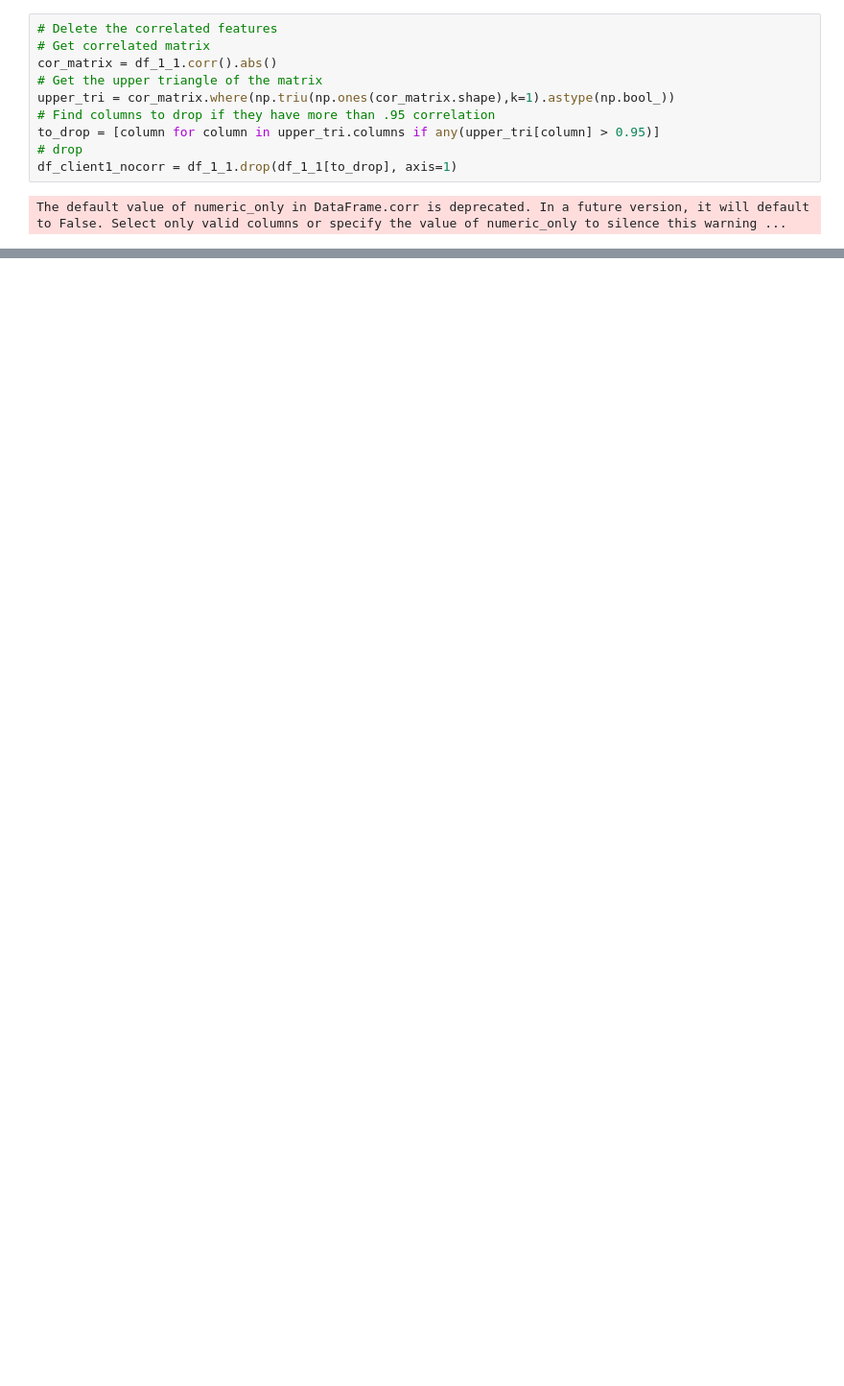
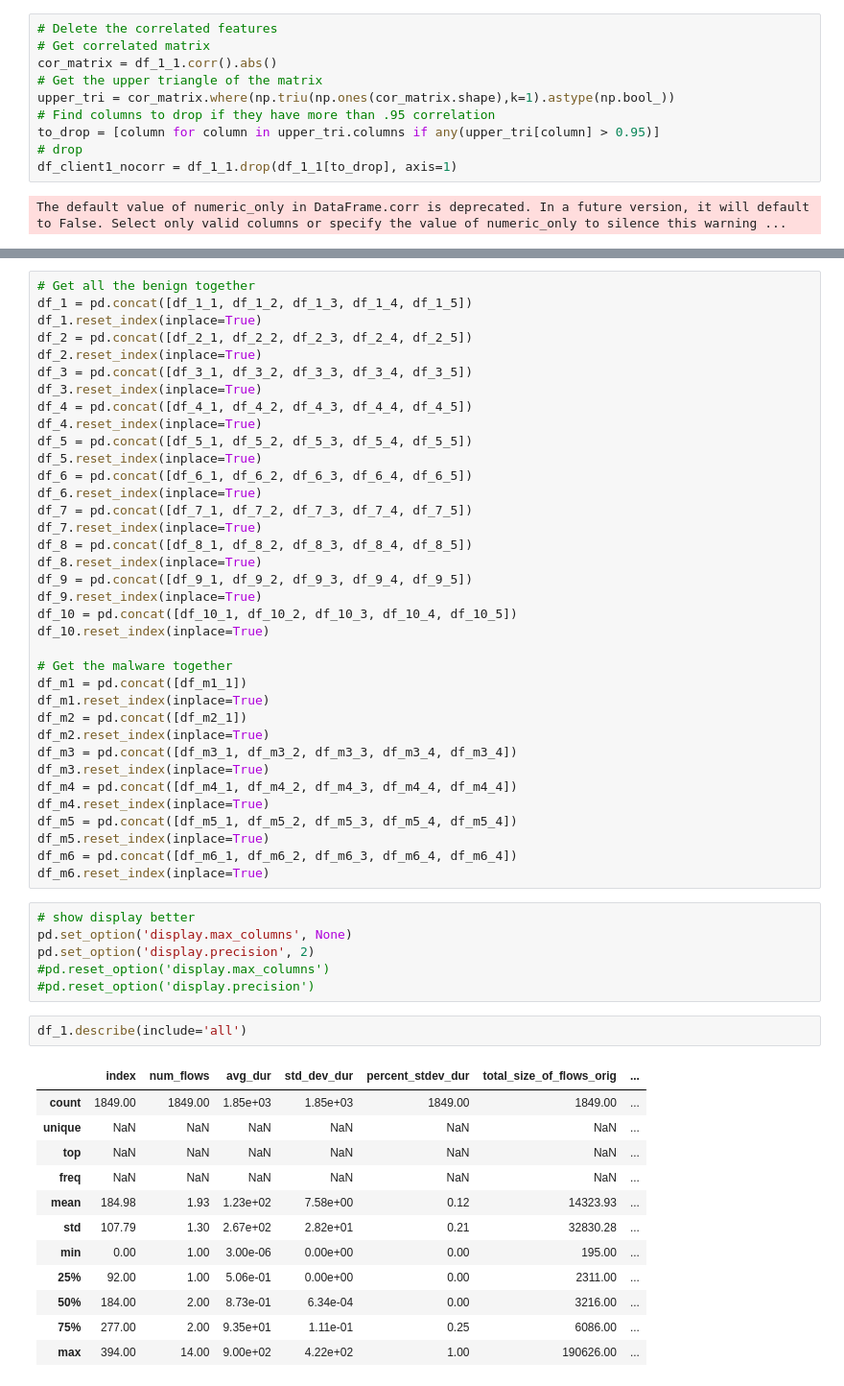
Before and after one commit to stratosphereips/ml-detectors-ctu-50, a Jupyter notebook: ctu-50-deteciton1.ipynb, the cells around one changed output, grey strips where cells are left out. Shown: that part at 96% size. Cells and saved outputs as stored; diff of their text form; blank space fills up the shorter version.

```diff
--- a/ctu-50-deteciton1.ipynb
+++ b/ctu-50-deteciton1.ipynb
@@ -180,0 +258,57 @@ The default value of numeric_only in DataFrame.corr is deprecated. In a future v
+# %%
+# Get all the benign together
+df_1 = pd.concat([df_1_1, df_1_2, df_1_3, df_1_4, df_1_5])
+df_1.reset_index(inplace=True)
+df_2 = pd.concat([df_2_1, df_2_2, df_2_3, df_2_4, df_2_5])
+df_2.reset_index(inplace=True)
+df_3 = pd.concat([df_3_1, df_3_2, df_3_3, df_3_4, df_3_5])
+df_3.reset_index(inplace=True)
+df_4 = pd.concat([df_4_1, df_4_2, df_4_3, df_4_4, df_4_5])
+df_4.reset_index(inplace=True)
+df_5 = pd.concat([df_5_1, df_5_2, df_5_3, df_5_4, df_5_5])
+df_5.reset_index(inplace=True)
+df_6 = pd.concat([df_6_1, df_6_2, df_6_3, df_6_4, df_6_5])
+df_6.reset_index(inplace=True)
+df_7 = pd.concat([df_7_1, df_7_2, df_7_3, df_7_4, df_7_5])
+df_7.reset_index(inplace=True)
+df_8 = pd.concat([df_8_1, df_8_2, df_8_3, df_8_4, df_8_5])
+df_8.reset_index(inplace=True)
+df_9 = pd.concat([df_9_1, df_9_2, df_9_3, df_9_4, df_9_5])
+df_9.reset_index(inplace=True)
+df_10 = pd.concat([df_10_1, df_10_2, df_10_3, df_10_4, df_10_5])
+df_10.reset_index(inplace=True)
+
+# Get the malware together
+df_m1 = pd.concat([df_m1_1])
+df_m1.reset_index(inplace=True)
+df_m2 = pd.concat([df_m2_1])
+df_m2.reset_index(inplace=True)
+df_m3 = pd.concat([df_m3_1, df_m3_2, df_m3_3, df_m3_4, df_m3_4])
+df_m3.reset_index(inplace=True)
+df_m4 = pd.concat([df_m4_1, df_m4_2, df_m4_3, df_m4_4, df_m4_4])
+df_m4.reset_index(inplace=True)
+df_m5 = pd.concat([df_m5_1, df_m5_2, df_m5_3, df_m5_4, df_m5_4])
+df_m5.reset_index(inplace=True)
+df_m6 = pd.concat([df_m6_1, df_m6_2, df_m6_3, df_m6_4, df_m6_4])
+df_m6.reset_index(inplace=True)
+# %%
+# show display better
+pd.set_option('display.max_columns', None)
+pd.set_option('display.precision', 2)
+#pd.reset_option('display.max_columns')
+#pd.reset_option('display.precision')
+# %%
+df_1.describe(include='all')
+# %% [output]
+|  | index | num_flows | avg_dur | std_dev_dur | percent_stdev_dur | total_size_of_flows_orig | ... |
+| count | 1849.00 | 1849.00 | 1.85e+03 | 1.85e+03 | 1849.00 | 1849.00 | ... |
+| unique | NaN | NaN | NaN | NaN | NaN | NaN | ... |
+| top | NaN | NaN | NaN | NaN | NaN | NaN | ... |
+| freq | NaN | NaN | NaN | NaN | NaN | NaN | ... |
+| mean | 184.98 | 1.93 | 1.23e+02 | 7.58e+00 | 0.12 | 14323.93 | ... |
+| std | 107.79 | 1.30 | 2.67e+02 | 2.82e+01 | 0.21 | 32830.28 | ... |
+| min | 0.00 | 1.00 | 3.00e-06 | 0.00e+00 | 0.00 | 195.00 | ... |
+| 25% | 92.00 | 1.00 | 5.06e-01 | 0.00e+00 | 0.00 | 2311.00 | ... |
+| 50% | 184.00 | 2.00 | 8.73e-01 | 6.34e-04 | 0.00 | 3216.00 | ... |
+| 75% | 277.00 | 2.00 | 9.35e+01 | 1.11e-01 | 0.25 | 6086.00 | ... |
+| max | 394.00 | 14.00 | 9.00e+02 | 4.22e+02 | 1.00 | 190626.00 | ... |
```
Also changed, not shown: parts of 34 cells of this notebook.
